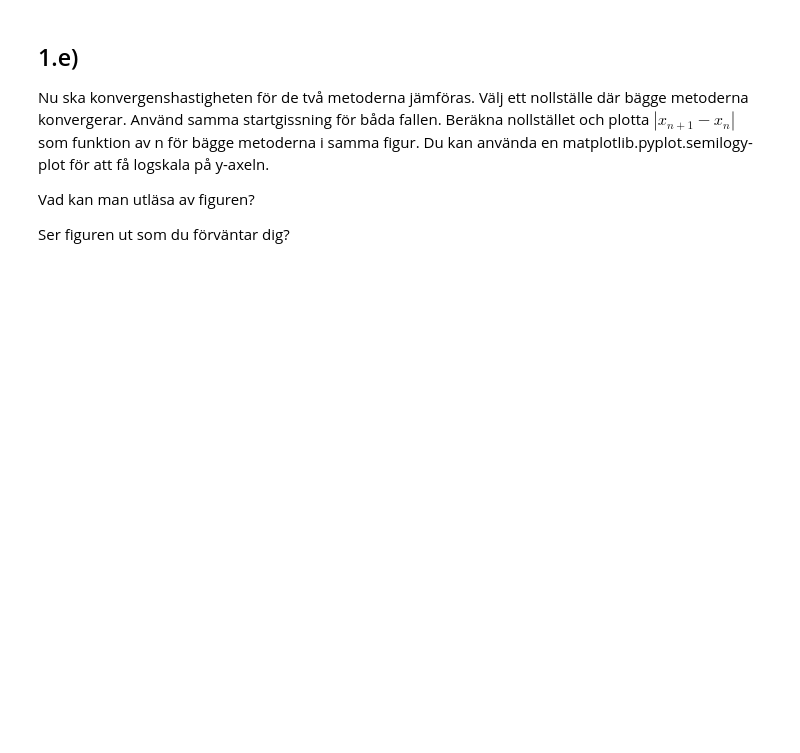
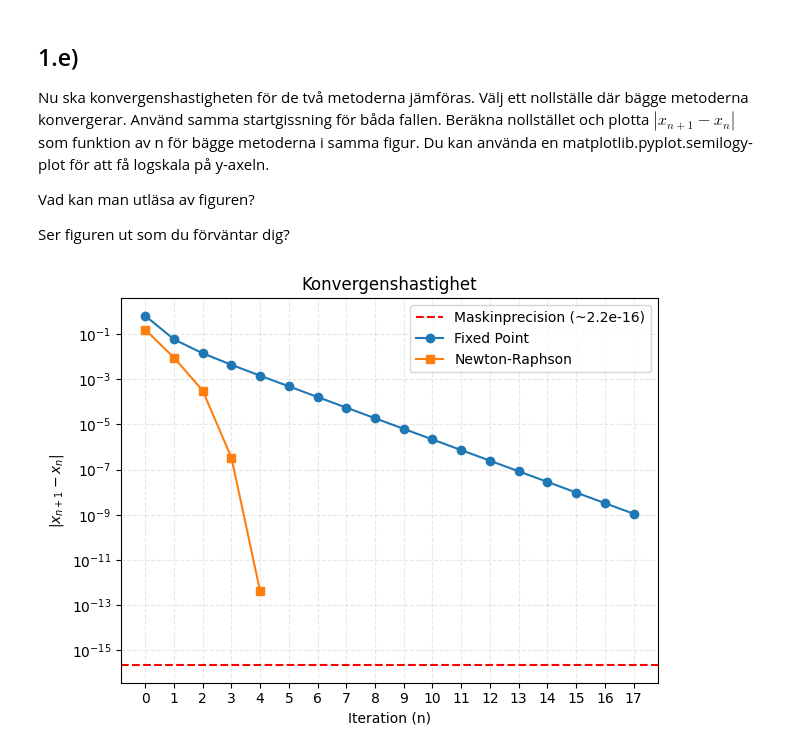
Before and after one commit to ericend/Numerical-Methods, a Jupyter notebook: LAB 1/Task1.ipynb, the cells around one changed output. Drawn from its saved outputs; the diff is of its cells as text; code cells hidden in the pictures; blank space fills up the shorter version.

```diff
--- a/LAB 1/Task1.ipynb
+++ b/LAB 1/Task1.ipynb
@@ -245,7 +247,8 @@ def NewtonRaphson(f_of_x: Callable, dx_f_of_x: Callable, x0: float, tolerance: f
     """
     Newton-Raphson method to find a root of f starting from x0.
     Args:
-        f: One variabe function that returns a tuple (f(x), f'(x))
+        f_of_x: One variabe function that returns a callable f(x)
+        dx_f_of_x: One variable function that is equal to the derivative of f_of_x and returns a callable dxf(x).
         x0: initial guess
         tolerance: convergence tolerance
         max_iterations: maximum number of iterations
@@ -290,6 +293,6 @@ print(tabulate(
     table_data,
     headers=["n", "x_n", "Δx_n"],
     floatfmt=".12f",
-    tablefmt="github"
+    tablefmt="fancy_outline"
 ))
 # %% [output]
@@ -311,9 +316,32 @@ Vad kan man utläsa av figuren?
 Ser figuren ut som du förväntar dig?
 # %%
 
-x_2: float = x_2
-fixed_point_results: FixedPointResult = fixed_point_iteration(fixed_point_func, x_2, TOLERANCE, MAX_ITER) # type: ignore
-newton_results: NewtonRaphsonResult = NewtonRaphson(bend_func, dx_bend_func, x_2, TOLERANCE, MAX_ITER)
+machine_epsilon:float  = float(np.finfo(float).eps)
+x0: float = 0.7
+TOLERANCE = 1e-9
+MAX_ITER = 10000
 
-N: int = max(len(fixed_point_results.ns), len(newton_results.ns))
-n: np.ndarray = np.arange(N)
+fixed_point_results: FixedPointResult = fixed_point_iteration(fixed_point_func, x0, TOLERANCE, MAX_ITER) # type: ignore
+newton_results: NewtonRaphsonResult = NewtonRaphson(bend_func, dx_bend_func, x0, TOLERANCE, MAX_ITER)
+
+fpr_delta: np.ndarray = np.abs(np.diff(fixed_point_results.xs))
+nr_delta: np.ndarray = np.abs(np.diff(newton_results.xs))
+
+n_fpr_delta: np.ndarray = np.arange(len(fpr_delta))
+n_nr_delta: np.ndarray = np.arange(len(nr_delta))
+max_n: int = max(len(n_nr_delta), len(n_fpr_delta))
+
+plt.axhline(y=machine_epsilon, color='r', linestyle='--',
+            label=f'Maskinprecision (~{machine_epsilon:.1e})', linewidth=1.5)
+plt.semilogy(n_fpr_delta, fpr_delta, 'o-', label='Fixed Point')
+plt.semilogy(n_nr_delta, nr_delta, 's-', label='Newton-Raphson')
+plt.xlabel('Iteration (n)')
+plt.ylabel(r'$|x_{n+1} - x_n|$')
+plt.xticks(range(0, max_n, 1))
+plt.title('Konvergenshastighet')
+plt.legend()
+plt.grid(True, alpha=0.3, linestyle='dashed')
+plt.tight_layout()
+plt.show()
+# %% [output]
+[figure, added]
```
Also changed, not shown: parts of 4 cells of this notebook, 1 other file.
